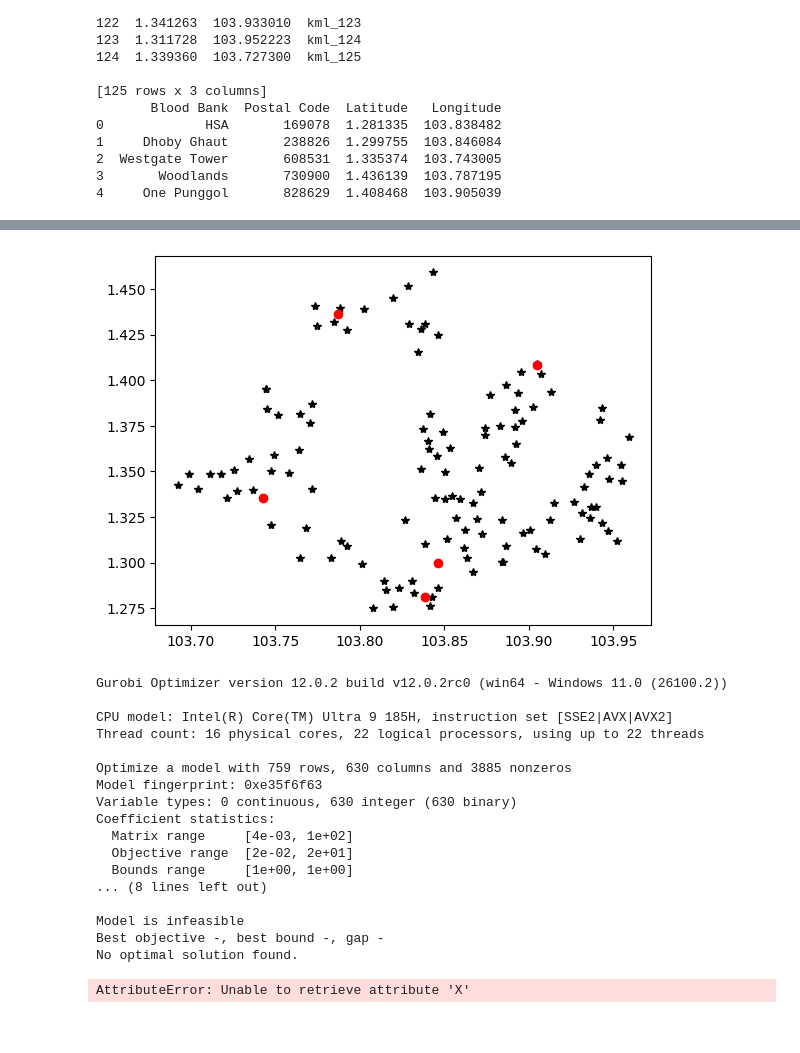
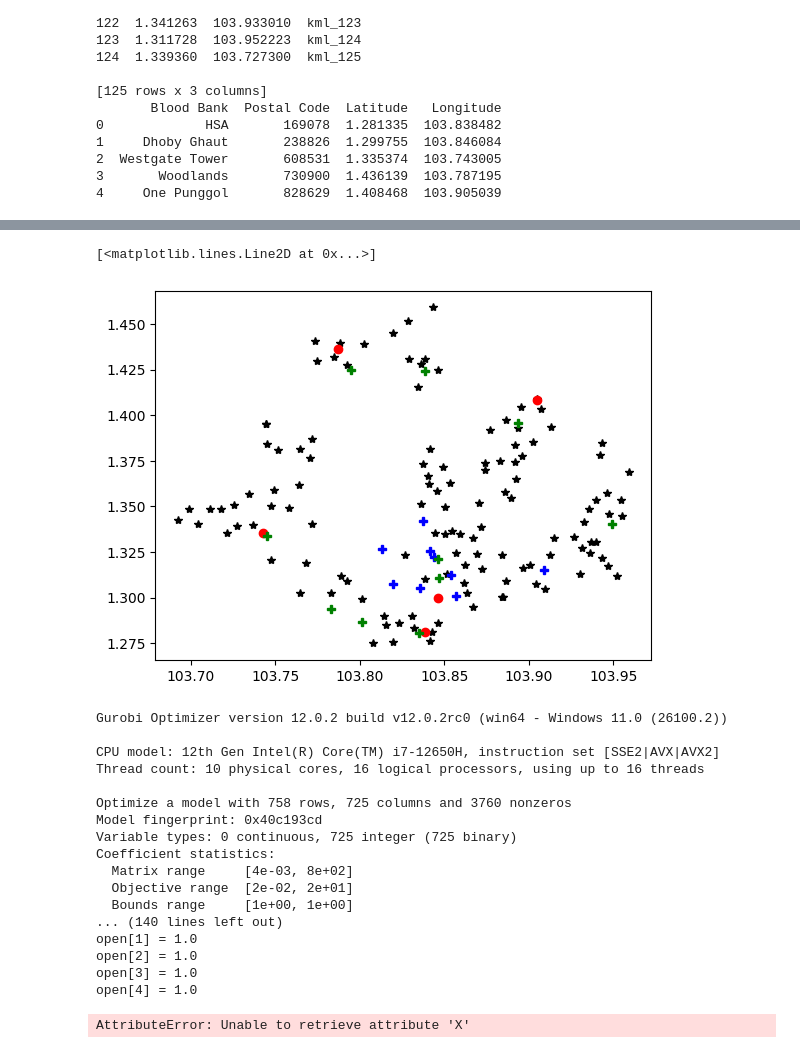
Before and after one commit to benedict-9/HST_proj1, a Jupyter notebook: distance computation.ipynb, the cells around one changed output, grey strips where cells are left out. Cells and saved outputs as stored; diff of their text form; code cells hidden in the pictures.

```diff
--- a/distance computation.ipynb
+++ b/distance computation.ipynb
@@ -17,6 +17,8 @@ geodata = pd.read_csv('CommunityClubsTest-clean.csv')
 print(geodata)
 bloodbankcoords = pd.read_csv('HSA bloodbank coordinates1.csv')
 print(bloodbankcoords)
+privhospcoords = pd.read_csv("Plot of Hospitals, Blood Banks & Community Centers- Private Hospital Plot.csv")
+pubhospcoords = pd.read_csv("Plot of Hospitals, Blood Banks & Community Centers- Public Hospital Plot.csv")
 # %% [output]
             Y           X     Name
 0    1.427493  103.792241    kml_1
@@ -39,19 +41,30 @@ print(bloodbankcoords)
 3       Woodlands       730900  1.436139  103.787195
 4     One Punggol       828629  1.408468  103.905039
 # %%
-# y-coordinates/latitude of CCs and BBs
+# y-coordinates/latitude of CCs, BBs and hospitals
 y_coordCC = geodata['Y']
 y_coordBB = bloodbankcoords['Latitude']
+y_coord_privhosp = privhospcoords['Latitude']
+y_coord_pubhosp = pubhospcoords['Latitude']
 
-# x-coordinates/longitude of CCs and BBs
+# x-coordinates/longitude of CCs, BBs and hospitals
 x_coordCC = geodata['X']
 x_coordBB = bloodbankcoords['Longitude']
+x_coord_privhosp = privhospcoords['Longitude']
+x_coord_pubhosp = pubhospcoords['Longitude']
+
 
 #no. of BBs
 nbrblood = 5
 
 #no. of CCs
 nbrcomm = 125
+
+#no. of private hosps
+nbrprivh = 9
+
+#no. of public hosps
+nbrpubh = 10
 
 #radius of earth
 R = 6371
@@ -70,4 +83,26 @@ for i_index in range(nbrblood):
         c = 2*np.arctan2(np.sqrt(a), np.sqrt(1-a))
         distancelct[i_index,j_index] = R*c
 
-print(distancelct)
+# print(distancelct)
+
+# Distance calculation between BBs and private hospitals
+distanceBB_priv = np.empty((nbrblood, nbrprivh))
+
+for i_index in range(nbrblood):  # loop over blood banks
+    for h_index in range(nbrprivh):  # loop over private hospitals
+        d_lon = deg_to_rad(x_coordBB[i_index] - x_coord_privhosp[h_index])
+        d_lat = deg_to_rad(y_coordBB[i_index] - y_coord_privhosp[h_index])
+        a = np.sin(d_lat / 2) ** 2 + np.cos(deg_to_rad(y_coordBB[i_index])) * np.cos(deg_to_rad(y_coord_privhosp[h_index])) * np.sin(d_lon / 2) ** 2
+        c = 2 * np.arctan2(np.sqrt(a), np.sqrt(1 - a))
+        distanceBB_priv[i_index, h_index] = R * c
+
+
+distanceBB_pub = np.empty((nbrblood, nbrpubh))
+
+for i_index in range(nbrblood):  # loop over blood banks
+    for h_index in range(nbrpubh):  # loop over public hospitals
+        d_lon = deg_to_rad(x_coordBB[i_index] - x_coord_pubhosp[h_index])
+        d_lat = deg_to_rad(y_coordBB[i_index] - y_coord_pubhosp[h_index])
+        a = np.sin(d_lat / 2) ** 2 + np.cos(deg_to_rad(y_coordBB[i_index])) * np.cos(deg_to_rad(y_coord_pubhosp[h_index])) * np.sin(d_lon / 2) ** 2
+        c = 2 * np.arctan2(np.sqrt(a), np.sqrt(1 - a))
+        distanceBB_pub[i_index, h_index] = R * c
@@ -92,9 +109,12 @@ print(distancelct)
 # %%
 # 'coordlct_x' and 'coordlct_y' represent the coordinates of the facilities.
 plt.plot(x_coordCC, y_coordCC, '*', color='black');
 plt.plot(x_coordBB, y_coordBB, 'o', color='red');
+plt.plot(x_coord_privhosp, y_coord_privhosp, 'P', color='blue')
+plt.plot(x_coord_pubhosp, y_coord_pubhosp, 'P', color='green')
 # %% [output]
+[<matplotlib.lines.Line2D at 0x...>]
-[figure, old version]
+[figure, new version]
 # %%
 # Initialize empty solutions to populate from each iteration of epsilon-constraint method
 optimal_costs = []
@@ -107,13 +127,23 @@ model = gp.Model("P_Median_Epsilon_Constraint_Style")
 
 I = list(range(nbrblood)) #Open Facilities
 J = list(range(nbrcomm)) #Facilities to be served
+H_priv = list(range(nbrprivh))
+H_pub = list(range(nbrprivh, nbrprivh + nbrpubh))
+H = H_priv + H_pub
 
  # Define variables:
 x = model.addVars(I, J, vtype=GRB.BINARY, name="assign")  # If demand from location i is served by open facility j then x_ij=1 otherwise x_ij=0
 y = model.addVars(I, vtype=GRB.BINARY, name="open") # Facility i to open. y_i=0 if closed and y_i=1 if open
+z = model.addVars(I, H, vtype=GRB.BINARY, name="deliver") # Deliver from blood banks to hospitals
 
  # Define objective functions
-model.setObjective(gp.quicksum(x[i, j] * distancelct[i][j] for i in I for j in J), GRB.MINIMIZE) # Minimize total distance from demands to the nearest open facilities
+model.setObjective(
+    gp.quicksum(x[i, j] * distancelct[i][j] for i in I for j in J) +
+    gp.quicksum(z[i, h] * distanceBB_priv[i][h] for i in I for h in H_priv) +
+    gp.quicksum(z[i, h] * distanceBB_pub[i][h - nbrprivh] for i in I for h in H_pub),
+    GRB.MINIMIZE
+)
+ # Minimize total distance from demands to the nearest open facilities
  # Each demand location j must be assigned to exactly one facility i
 model.addConstrs((gp.quicksum(x[i, j] for i in I) == 1 for j in J), name="assign_once")
  # The demand from location i can only be assigned to an open facility j
@@ -149,21 +179,21 @@ else:
 # %% [output]
 Gurobi Optimizer version 12.0.2 build v12.0.2rc0 (win64 - Windows 11.0 (26100.2))
 
-CPU model: Intel(R) Core(TM) Ultra 9 185H, instruction set [SSE2|AVX|AVX2]
-Thread count: 16 physical cores, 22 logical processors, using up to 22 threads
+CPU model: 12th Gen Intel(R) Core(TM) i7-12650H, instruction set [SSE2|AVX|AVX2]
+Thread count: 10 physical cores, 16 logical processors, using up to 16 threads
 
-Optimize a model with 759 rows, 630 columns and 3885 nonzeros
-Model fingerprint: 0xe35f6f63
-Variable types: 0 continuous, 630 integer (630 binary)
+Optimize a model with 758 rows, 725 columns and 3760 nonzeros
+Model fingerprint: 0x40c193cd
+Variable types: 0 continuous, 725 integer (725 binary)
 Coefficient statistics:
-  Matrix range     [4e-03, 1e+02]
+  Matrix range     [4e-03, 8e+02]
   Objective range  [2e-02, 2e+01]
   Bounds range     [1e+00, 1e+00]
-... (8 lines left out)
-
-Model is infeasible
-Best objective -, best bound -, gap -
-No optimal solution found.
+... (140 lines left out)
+open[1] = 1.0
+open[2] = 1.0
+open[3] = 1.0
+open[4] = 1.0
 # %%
 
 # Assume you have:
```
Also changed, not shown: parts of 1 cell of this notebook.
